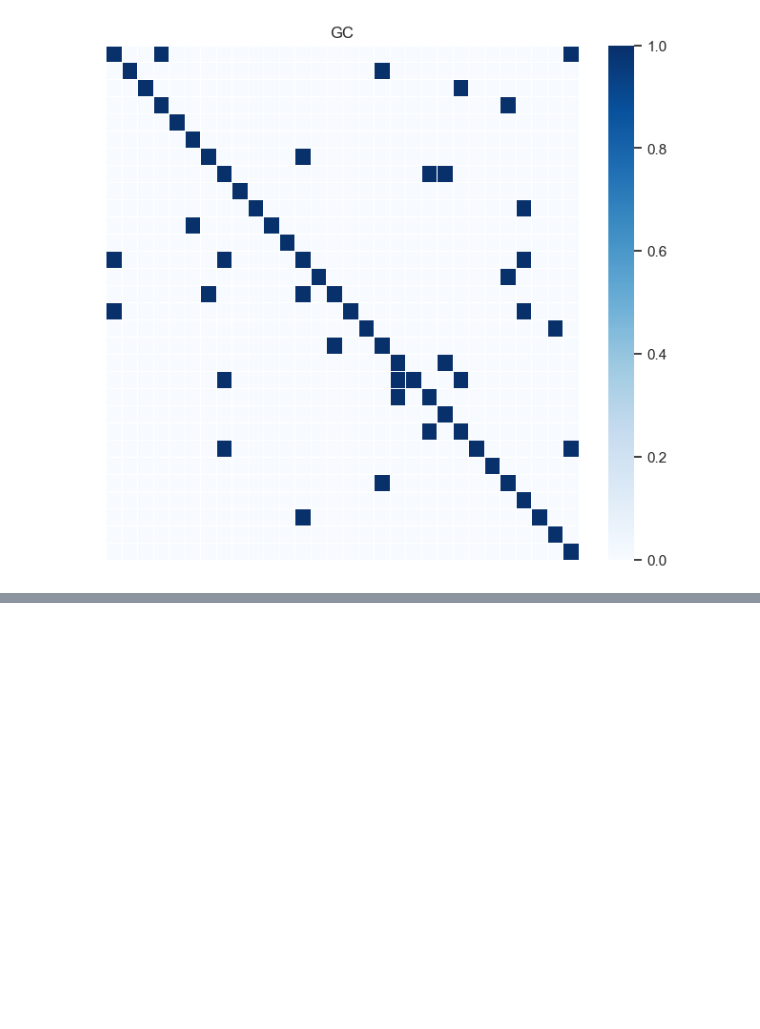
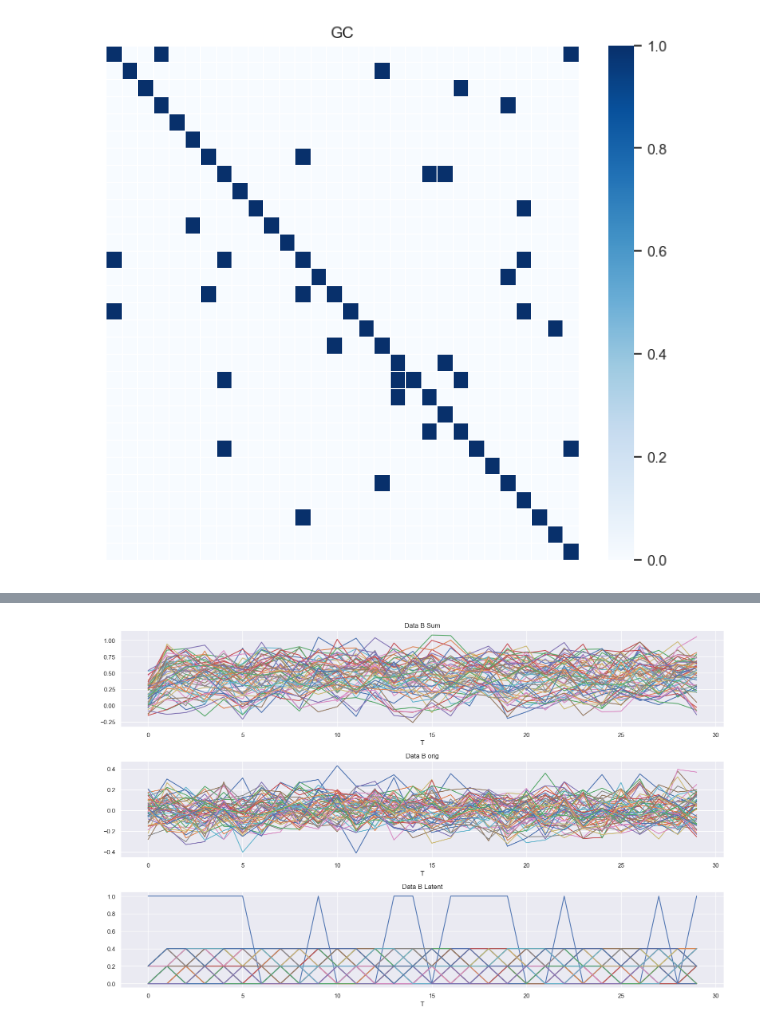
Before and after one commit to arthur900530/Neural-Network-on-Granger-Causality-and-VAR, a Jupyter notebook: src/var_simulation_demo.ipynb, the cells around one changed output, grey strips where cells are left out. Saved outputs shown, nothing was run; the diff lists cells and outputs as text; code cells hidden in the pictures; blank space fills up the shorter version.

Commit message:
update data simulation function

```diff
--- a/src/var_simulation_demo.ipynb
+++ b/src/var_simulation_demo.ipynb
@@ -88,0 +89,16 @@ plt.show()
+# %%
+fig, axarr = plt.subplots(3, 1, figsize=(16, 10))
+axarr[0].plot(data_B['Y'])
+axarr[0].set_xlabel('T')
+axarr[0].set_title('Data B Sum')
+axarr[1].plot(data_B['orig_X_train'])
+axarr[1].set_xlabel('T')
+axarr[1].set_title('Data B orig')
+axarr[2].plot(data_B['latent'])
+axarr[2].set_xlabel('T')
+axarr[2].set_title('Data B Latent')
+
+plt.tight_layout()
+plt.show()
+# %% [output]
+[figure, added]
```
Also changed, not shown: parts of 2 cells of this notebook, 5 other files.
